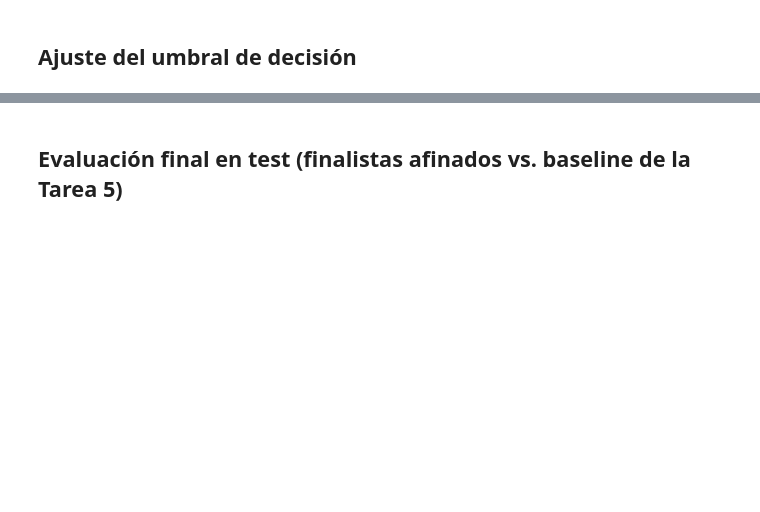
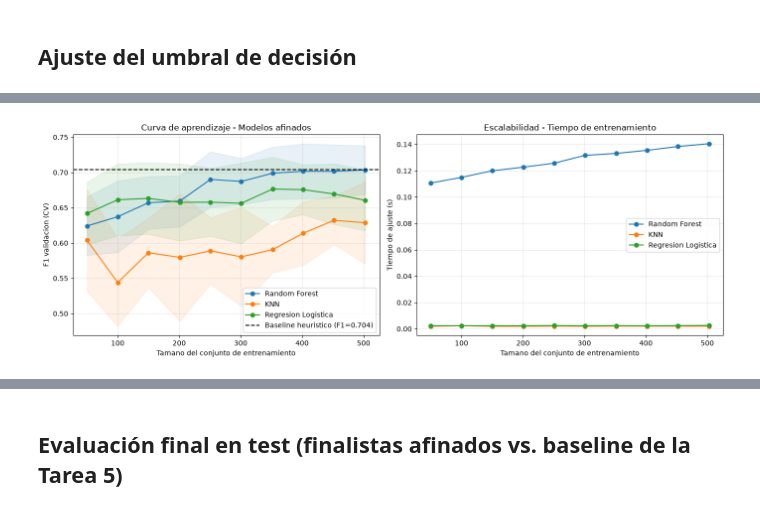
Before and after one commit to camila0210/Diabetes, a Jupyter notebook: notebooks/5-models/06.Seleccion-mejor-modelo-mcaa-2026-08-19.ipynb, the cells around one changed output, grey strips where cells are left out. Cells and saved outputs as stored; diff of their text form; code cells hidden in the pictures; blank space fills up the shorter version.

```diff
--- a/notebooks/5-models/06.Seleccion-mejor-modelo-mcaa-2026-08-19.ipynb
+++ b/notebooks/5-models/06.Seleccion-mejor-modelo-mcaa-2026-08-19.ipynb
@@ -299,0 +363,42 @@ ROC-AUC: 0.8447
+# %%
+fig, axes = plt.subplots(1, 2, figsize=(14, 5))
+colores = {
+    "Random Forest": "tab:blue",
+    "KNN": "tab:orange",
+    "Regresion Logistica": "tab:green",
+}
+
+for nombre, datos in resultados_lc.items():
+    color = colores.get(nombre)
+    axes[0].plot(datos["train_sizes"], datos["val_media"], "o-", label=nombre, color=color)
+    axes[0].fill_between(
+        datos["train_sizes"],
+        datos["val_media"] - datos["val_std"],
+        datos["val_media"] + datos["val_std"],
+        alpha=0.1,
+        color=color,
+    )
+    axes[1].plot(datos["train_sizes"], datos["fit_times_media"], "o-", label=nombre, color=color)
+
+axes[0].axhline(0.704, color="black", linestyle="--", label="Baseline heuristico (F1=0.704)")
+axes[0].set_xlabel("Tamano del conjunto de entrenamiento")
+axes[0].set_ylabel("F1 validacion (CV)")
+axes[0].set_title("Curva de aprendizaje - Modelos afinados")
+axes[0].legend()
+axes[0].grid(alpha=0.3)
+
+axes[1].set_xlabel("Tamano del conjunto de entrenamiento")
+axes[1].set_ylabel("Tiempo de ajuste (s)")
+axes[1].set_title("Escalabilidad - Tiempo de entrenamiento")
+axes[1].legend()
+axes[1].grid(alpha=0.3)
+
+plt.tight_layout()
+plt.savefig(
+    "../../data/08_reporting/seleccion_modelo_learning_curve.png",
+    dpi=150,
+    bbox_inches="tight",
+)
+plt.show()
+# %% [output]
+[figure, added]
```
Also changed, not shown: parts of 14 cells of this notebook, 3 other files.
